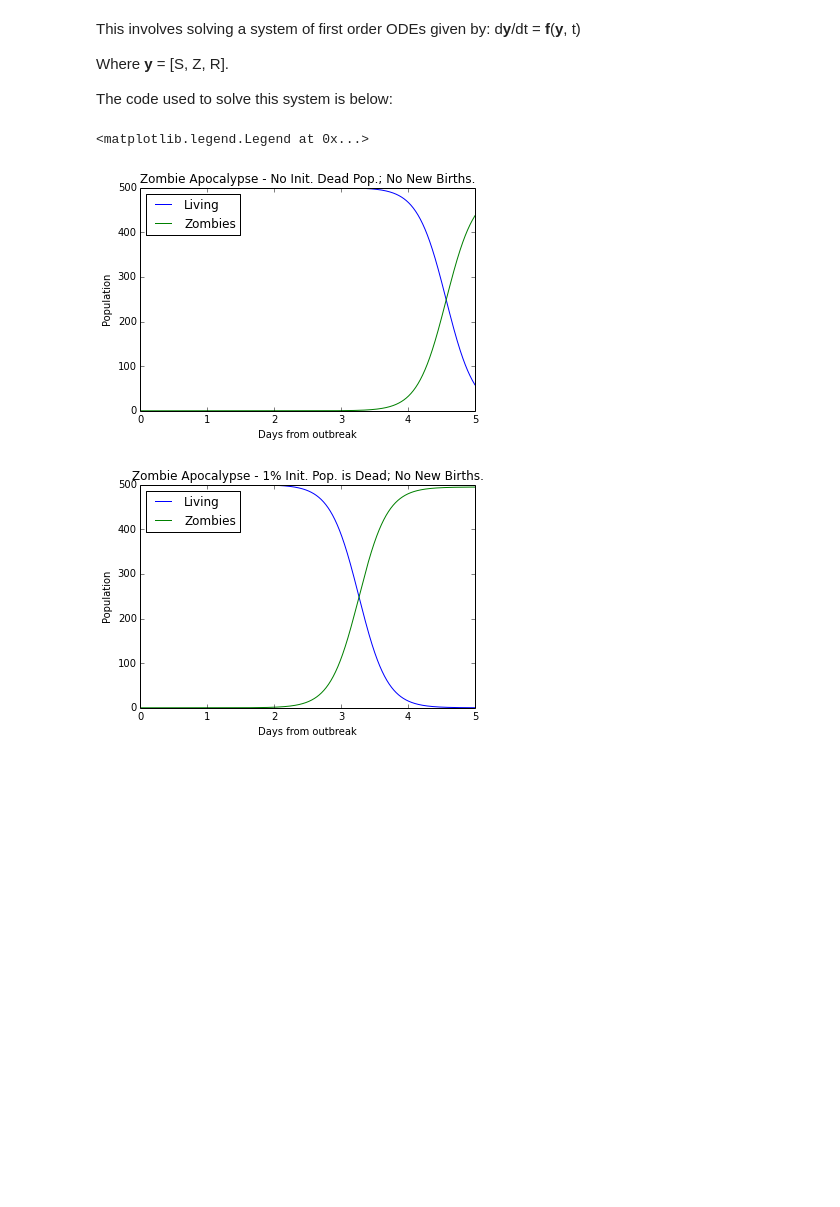
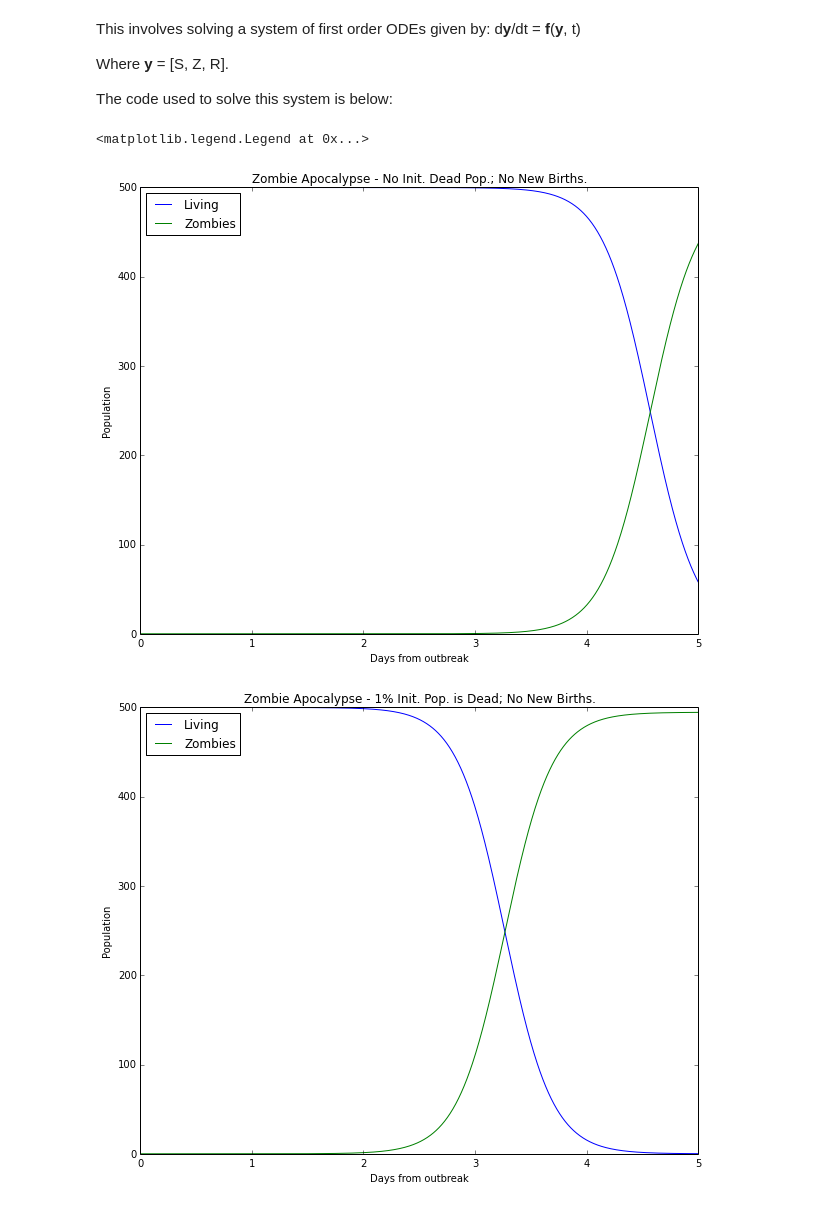
Before and after one commit to scipy/scipy-cookbook, a Jupyter notebook: ipython/Zombie_Apocalypse_ODEINT.ipynb, the cells around one changed output. Saved outputs shown, nothing was run; the diff lists cells and outputs as text; code cells hidden in the pictures; blank space fills up the shorter version.

Commit message:
Increase figure size

```diff
--- a/ipython/Zombie_Apocalypse_ODEINT.ipynb
+++ b/ipython/Zombie_Apocalypse_ODEINT.ipynb
@@ -39,6 +39,7 @@ import numpy as np
 import matplotlib.pyplot as plt
 from scipy.integrate import odeint
 plt.ion()
+plt.rcParams['figure.figsize'] = 10, 8
 
 P = 0	    # birth rate
 d = 0.0001  # natural death percent (per day)
@@ -90,32 +91,32 @@ Z = soln[:, 1]
 R = soln[:, 2]
 
 plt.figure()
 plt.plot(t, S, label='Living')
 plt.plot(t, Z, label='Zombies')
 plt.xlabel('Days from outbreak')
 plt.ylabel('Population')
 plt.title('Zombie Apocalypse - 1% Init. Pop. is Dead; No New Births.')
 plt.legend(loc=0)
 
 # change the initial conditions
 R0 = 0.01*S0   # 1% of initial pop is dead
 P  = 10        # 10 new births daily
 y0 = [S0, Z0, R0]
 
 # solve the DEs
 soln = odeint(f, y0, t)
 S = soln[:, 0]
 Z = soln[:, 1]
 R = soln[:, 2]
 
 plt.figure()
 plt.plot(t, S, label='Living')
 plt.plot(t, Z, label='Zombies')
 plt.xlabel('Days from outbreak')
 plt.ylabel('Population')
 plt.title('Zombie Apocalypse - 1% Init. Pop. is Dead; 10 Daily Births')
 plt.legend(loc=0)
 # %% [output]
 <matplotlib.legend.Legend at 0x...>
-[figure, old version]
+[figure, new version]
-[figure, old version]
+[figure, new version]
```
Also changed, not shown: parts of 1 cell of this notebook.
